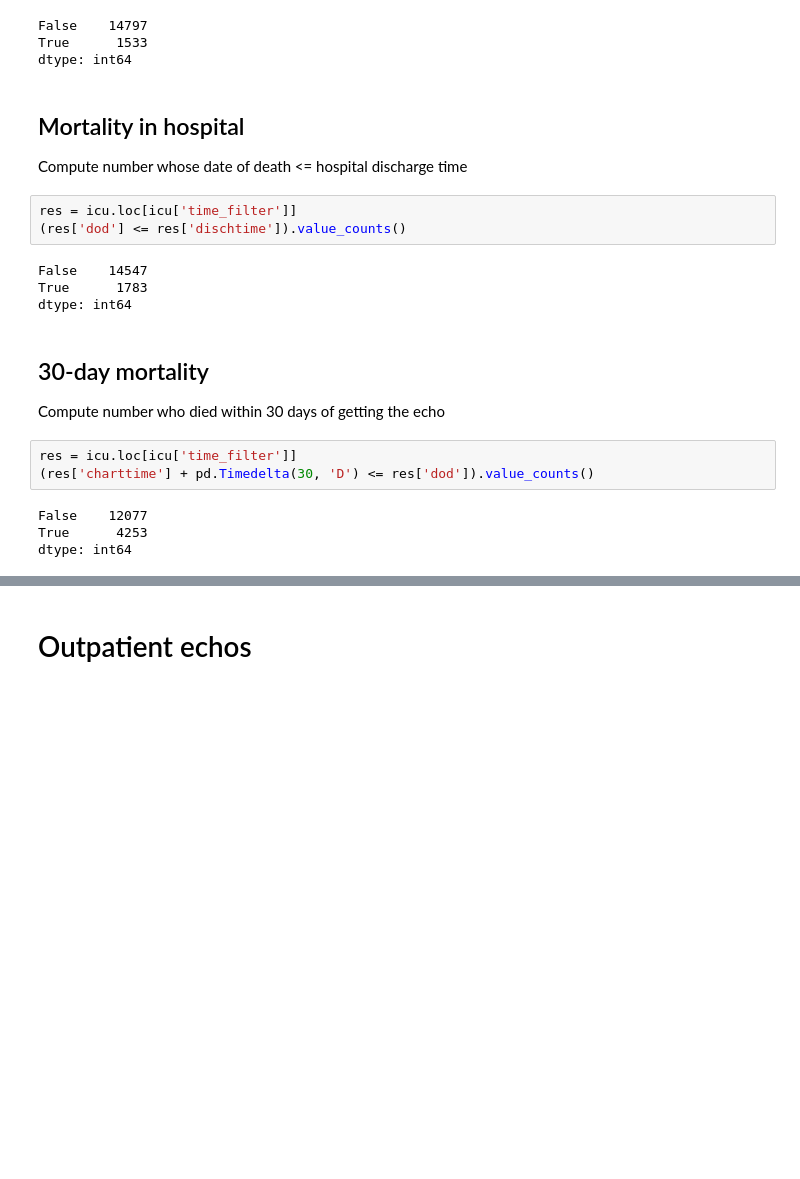
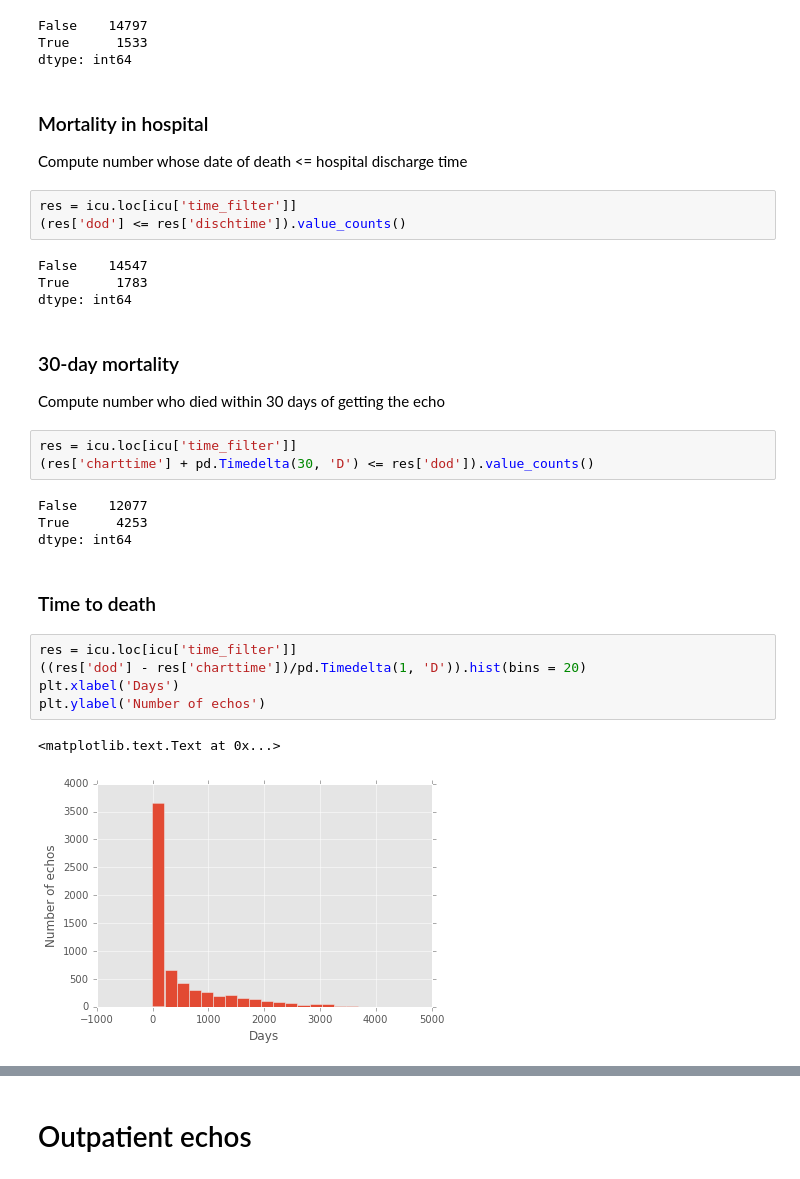
Before and after one commit to yhtgrace/echo, a Jupyter notebook: notebooks/161018_scratch.ipynb, the cells around one changed output, grey strips where cells are left out. Drawn from its saved outputs; the diff is of its cells as text; blank space fills up the shorter version.

```diff
--- a/notebooks/161018_scratch.ipynb
+++ b/notebooks/161018_scratch.ipynb
@@ -269,7 +320,7 @@ False    14797
 True      1533
 dtype: int64
 # %% [markdown]
-## Mortality in hospital
+### Mortality in hospital
 
 Compute number whose date of death <= hospital discharge time
 # %%
@@ -280,7 +331,7 @@ False    14547
 True      1783
 dtype: int64
 # %% [markdown]
-## 30-day mortality
+### 30-day mortality
 
 Compute number who died within 30 days of getting the echo
 # %%
@@ -290,3 +341,13 @@ res = icu.loc[icu['time_filter']]
 False    12077
 True      4253
 dtype: int64
+# %% [markdown]
+### Time to death
+# %%
+res = icu.loc[icu['time_filter']]
+((res['dod'] - res['charttime'])/pd.Timedelta(1, 'D')).hist(bins = 20)
+plt.xlabel('Days')
+plt.ylabel('Number of echos')
+# %% [output]
+<matplotlib.text.Text at 0x...>
+[figure, added]
```
Also changed, not shown: parts of 47 cells of this notebook, 3 other files.
